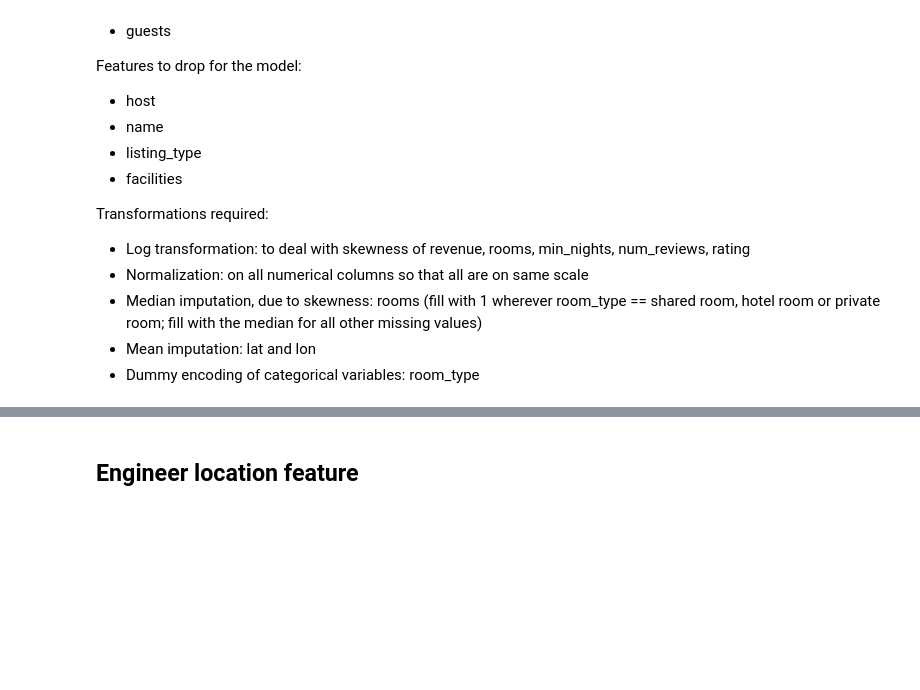
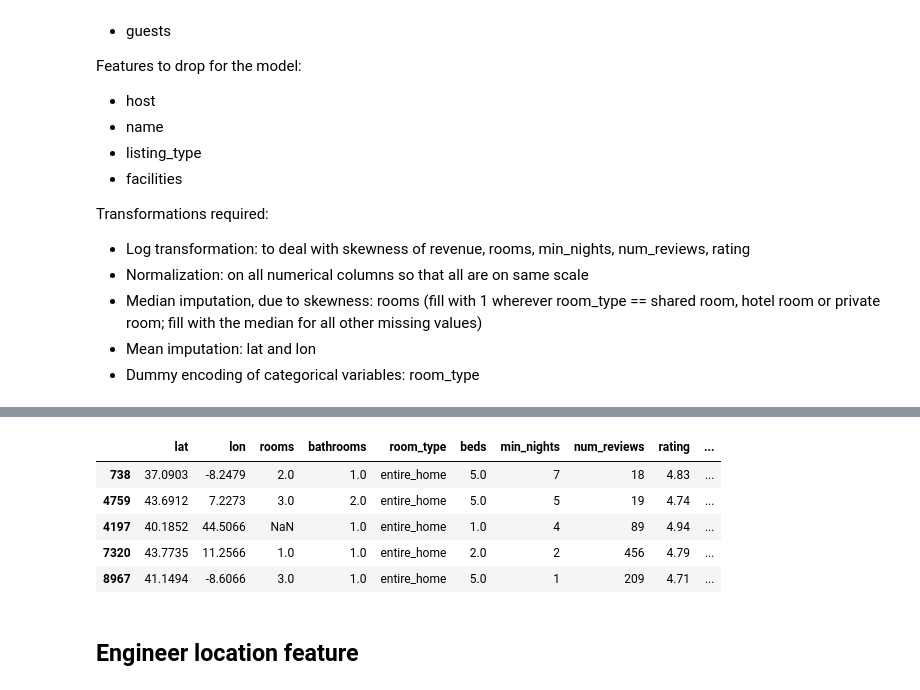
Before and after one commit to cbjonesea/ML-assignment, a Jupyter notebook: model-building.ipynb, the cells around one changed output, grey strips where cells are left out. Saved outputs shown, nothing was run; the diff lists cells and outputs as text; code cells hidden in the pictures; blank space fills up the shorter version.

```diff
--- a/model-building.ipynb
+++ b/model-building.ipynb
@@ -227,3 +286,12 @@ sns.heatmap(data=raw_train[['lat','lon','rooms','min_nights','num_reviews','rati
+# %%
+raw_valid.head()
+# %% [output]
+|  | lat | lon | rooms | bathrooms | room_type | beds | min_nights | num_reviews | rating | ... |
+| 738 | 37.0903 | -8.2479 | 2.0 | 1.0 | entire_home | 5.0 | 7 | 18 | 4.83 | ... |
+| 4759 | 43.6912 | 7.2273 | 3.0 | 2.0 | entire_home | 5.0 | 5 | 19 | 4.74 | ... |
+| 4197 | 40.1852 | 44.5066 | NaN | 1.0 | entire_home | 1.0 | 4 | 89 | 4.94 | ... |
+| 7320 | 43.7735 | 11.2566 | 1.0 | 1.0 | entire_home | 2.0 | 2 | 456 | 4.79 | ... |
+| 8967 | 41.1494 | -8.6066 | 3.0 | 1.0 | entire_home | 5.0 | 1 | 209 | 4.71 | ... |
 # %% [markdown]
 ## Engineer location feature
 # %%
```
Also changed, not shown: parts of 75 cells of this notebook.
